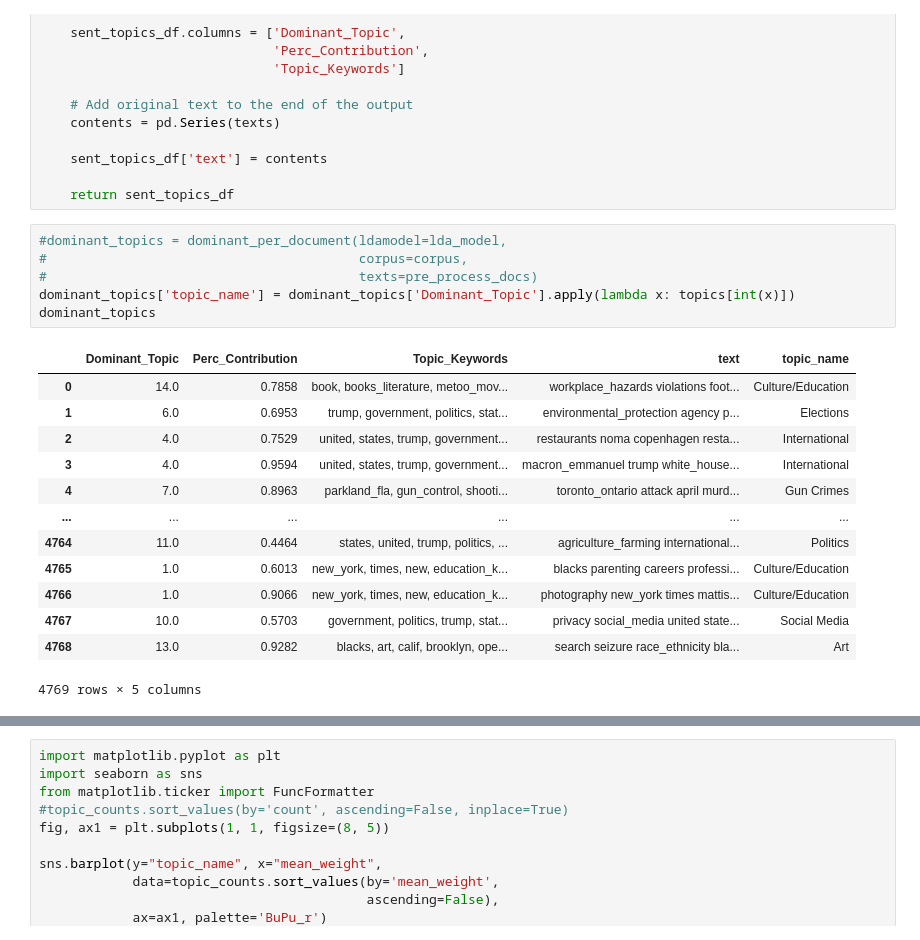
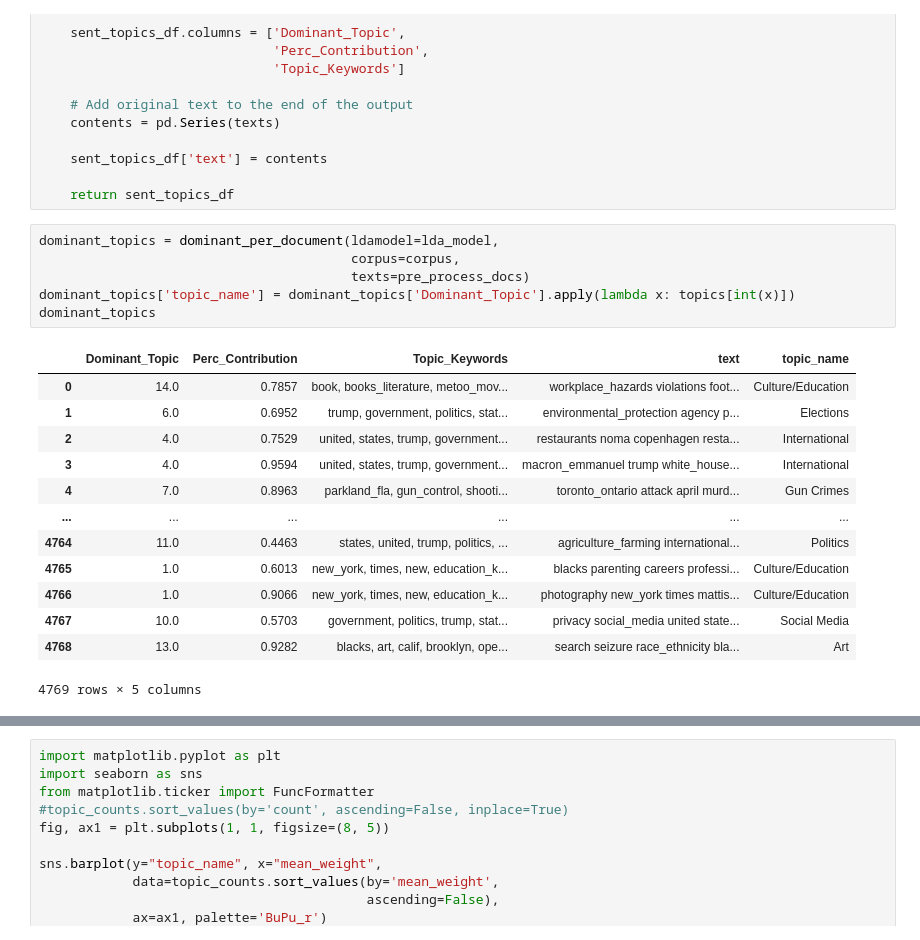
Before and after one commit to advanced-ml-project/project, a Jupyter notebook: topics_articles.ipynb, the cells around one changed output, grey strips where cells are left out. Cells and saved outputs as stored; diff of their text form.

```diff
--- a/topics_articles.ipynb
+++ b/topics_articles.ipynb
@@ -231,20 +231,20 @@ def dominant_per_document(ldamodel, corpus, texts):
 
     return sent_topics_df
 # %%
-#dominant_topics = dominant_per_document(ldamodel=lda_model,
-#                                        corpus=corpus,
-#                                        texts=pre_process_docs)
+dominant_topics = dominant_per_document(ldamodel=lda_model,
+                                        corpus=corpus,
+                                        texts=pre_process_docs)
 dominant_topics['topic_name'] = dominant_topics['Dominant_Topic'].apply(lambda x: topics[int(x)])
 dominant_topics
 # %% [output]
 |  | Dominant_Topic | Perc_Contribution | Topic_Keywords | text | topic_name |
-| 0 | 14.0 | 0.7858 | book, books_literature, metoo_mov... | workplace_hazards violations foot... | Culture/Education |
-| 1 | 6.0 | 0.6953 | trump, government, politics, stat... | environmental_protection agency p... | Elections |
+| 0 | 14.0 | 0.7857 | book, books_literature, metoo_mov... | workplace_hazards violations foot... | Culture/Education |
+| 1 | 6.0 | 0.6952 | trump, government, politics, stat... | environmental_protection agency p... | Elections |
 | 2 | 4.0 | 0.7529 | united, states, trump, government... | restaurants noma copenhagen resta... | International |
 | 3 | 4.0 | 0.9594 | united, states, trump, government... | macron_emmanuel trump white_house... | International |
 | 4 | 7.0 | 0.8963 | parkland_fla, gun_control, shooti... | toronto_ontario attack april murd... | Gun Crimes |
 | ... | ... | ... | ... | ... | ... |
-| 4764 | 11.0 | 0.4464 | states, united, trump, politics, ... | agriculture_farming international... | Politics |
+| 4764 | 11.0 | 0.4463 | states, united, trump, politics, ... | agriculture_farming international... | Politics |
 | 4765 | 1.0 | 0.6013 | new_york, times, new, education_k... | blacks parenting careers professi... | Culture/Education |
 | 4766 | 1.0 | 0.9066 | new_york, times, new, education_k... | photography new_york times mattis... | Culture/Education |
 | 4767 | 10.0 | 0.5703 | government, politics, trump, stat... | privacy social_media united state... | Social Media |
```
Also changed, not shown: parts of 6 cells of this notebook, 1 other file.
